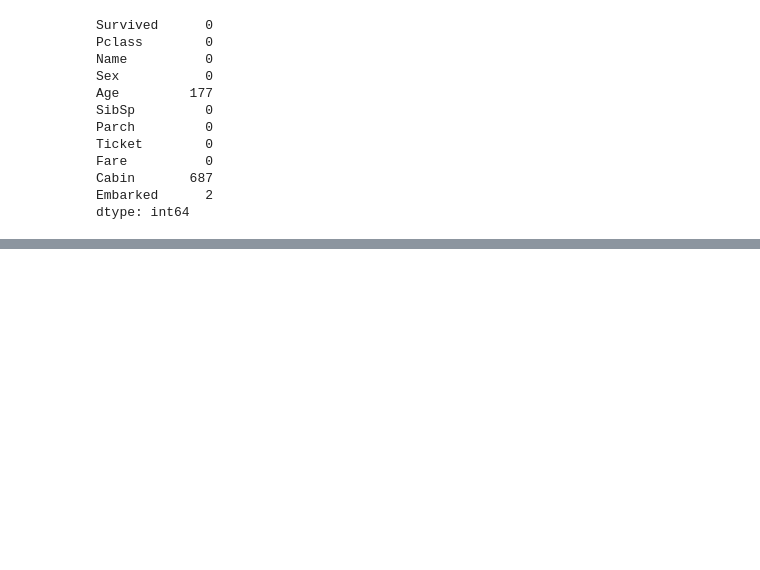
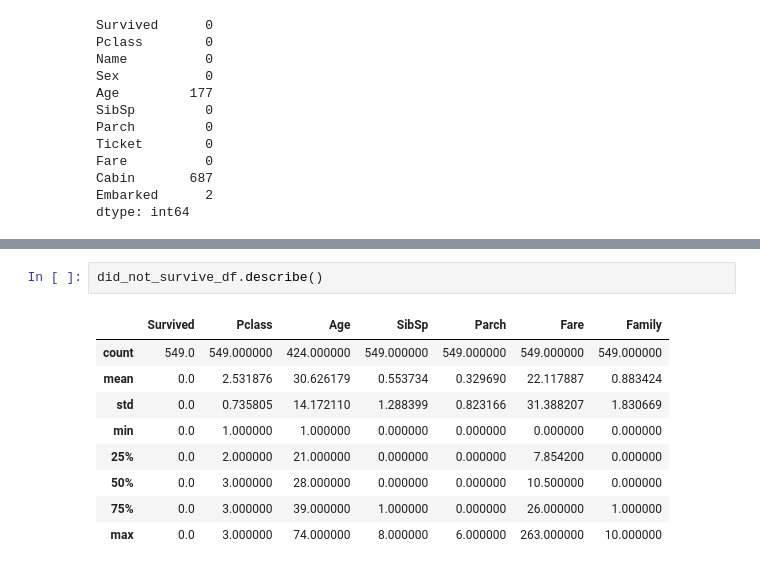
Before and after one commit to SeanMarcusJensen/Exam_DataScience, a Jupyter notebook: Notebook.ipynb, the cells around one changed output, grey strips where cells are left out. Cells and saved outputs as stored; diff of their text form; blank space fills up the shorter version.

```diff
--- a/Notebook.ipynb
+++ b/Notebook.ipynb
@@ -186,0 +178,12 @@ dataframe[dataframe['Age'] < 3]
+# %%
+did_not_survive_df.describe()
+# %% [output]
+|  | Survived | Pclass | Age | SibSp | Parch | Fare | Family |
+| count | 549.0 | 549.000000 | 424.000000 | 549.000000 | 549.000000 | 549.000000 | 549.000000 |
+| mean | 0.0 | 2.531876 | 30.626179 | 0.553734 | 0.329690 | 22.117887 | 0.883424 |
+| std | 0.0 | 0.735805 | 14.172110 | 1.288399 | 0.823166 | 31.388207 | 1.830669 |
+| min | 0.0 | 1.000000 | 1.000000 | 0.000000 | 0.000000 | 0.000000 | 0.000000 |
+| 25% | 0.0 | 2.000000 | 21.000000 | 0.000000 | 0.000000 | 7.854200 | 0.000000 |
+| 50% | 0.0 | 3.000000 | 28.000000 | 0.000000 | 0.000000 | 10.500000 | 0.000000 |
+| 75% | 0.0 | 3.000000 | 39.000000 | 1.000000 | 0.000000 | 26.000000 | 1.000000 |
+| max | 0.0 | 3.000000 | 74.000000 | 8.000000 | 6.000000 | 263.000000 | 10.000000 |
```
Also changed, not shown: parts of 7 cells of this notebook, 1 other file.
